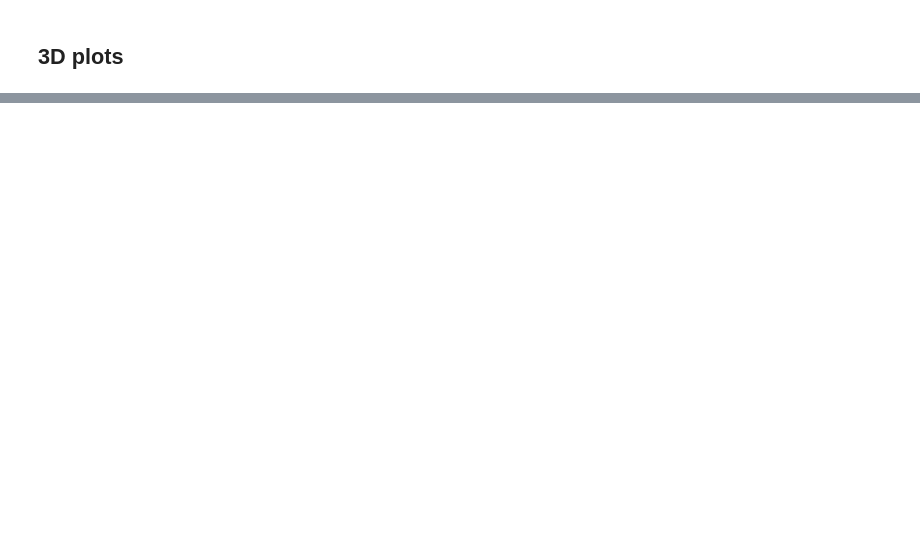
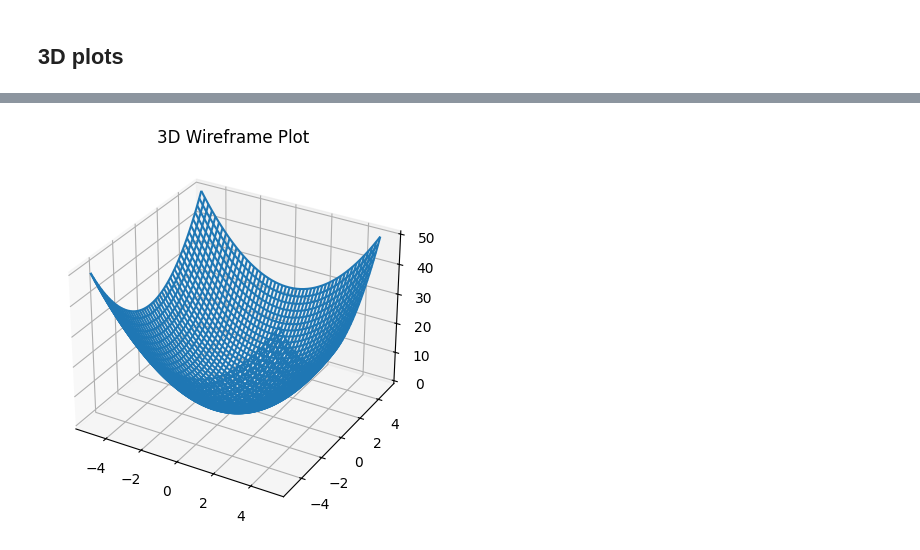
Before and after one commit to Thameempp/Data-analysis, a Jupyter notebook: Visualization/Matplotlib.ipynb, the cells around one changed output, grey strips where cells are left out. Saved outputs shown, nothing was run; the diff lists cells and outputs as text; code cells hidden in the pictures; blank space fills up the shorter version.

```diff
--- a/Visualization/Matplotlib.ipynb
+++ b/Visualization/Matplotlib.ipynb
@@ -628,0 +725,10 @@ plt.show()
+# %%
+fig = plt.figure()
+ax = fig.add_subplot(111, projection='3d')
+
+ax.plot_wireframe(x, y, z)
+ax.set_title("3D Wireframe Plot")
+
+plt.show()
+# %% [output]
+[figure, added]
```
Also changed, not shown: parts of 9 cells of this notebook.
